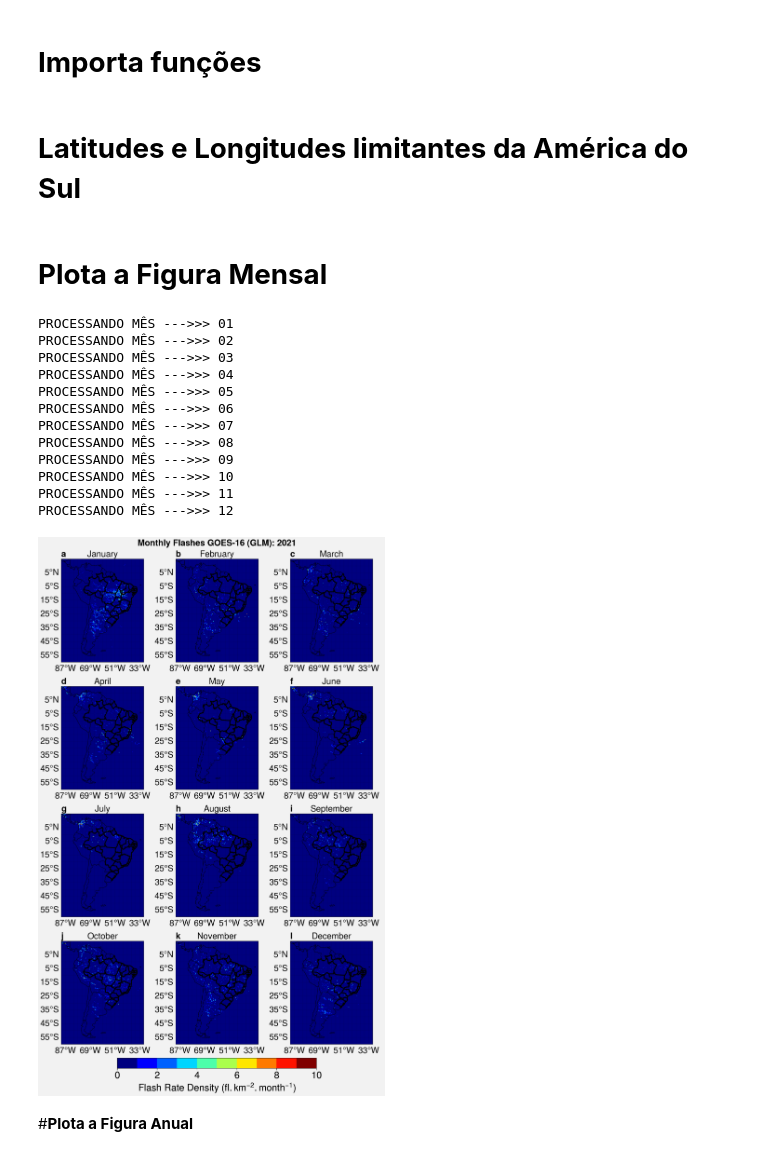
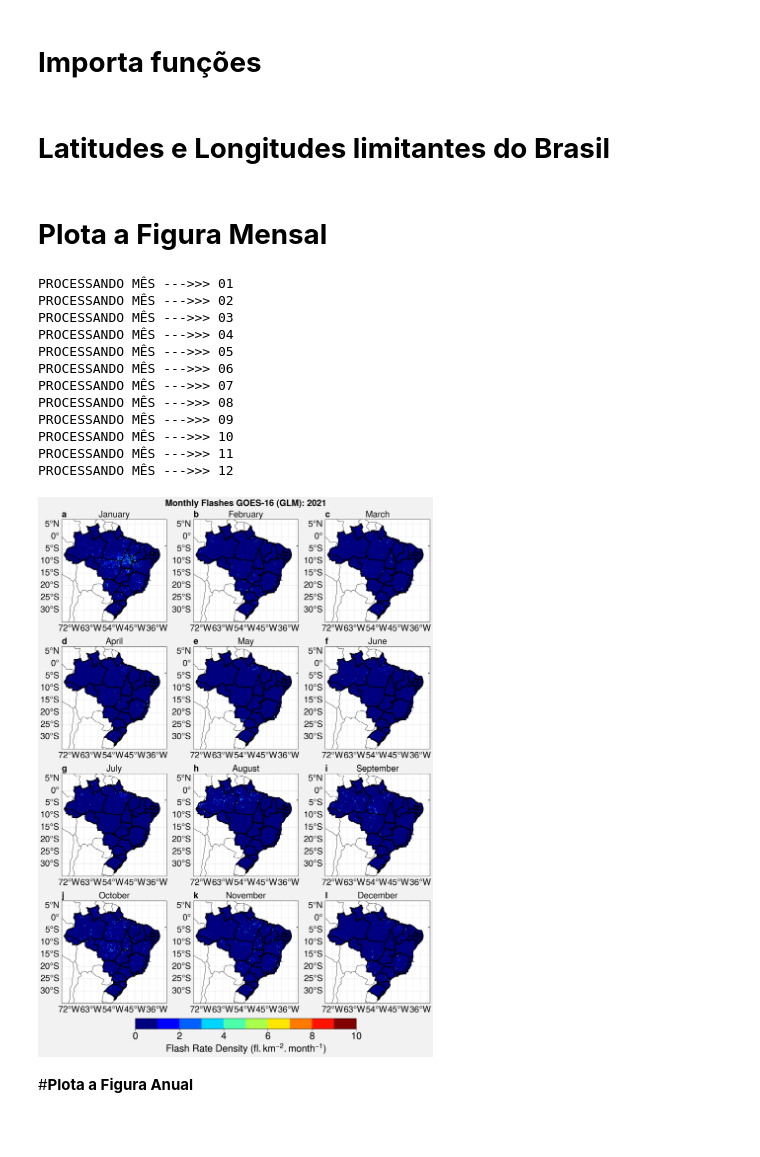
Before and after one commit to Joaogmr472/GLM, a Jupyter notebook: Código_5_plota_espacial_glm_ELISA.ipynb, the cells around one changed output. Cells and saved outputs as stored; diff of their text form; code cells hidden in the pictures; blank space fills up the shorter version.

```diff
--- a/Código_5_plota_espacial_glm_ELISA.ipynb
+++ b/Código_5_plota_espacial_glm_ELISA.ipynb
@@ -147,14 +147,14 @@ Archive:  /content/BR_UF_2020.zip
 def evm_plot_states():
     shapefile = list(shpreader.Reader('/content/BR_UF_2020.shp').geometries()) ; ax.add_geometries(shapefile, ccrs.PlateCarree(), edgecolor='black',facecolor='none', linewidth=1.7)
 # %% [markdown]
-# **Latitudes e Longitudes limitantes da América do Sul**
+# **Latitudes e Longitudes limitantes do Brasil**
 # %%
-# lats/lons do quadrado limitando a América do Sul
-latmin, latmax, lonmin, lonmax = -60, 15, -90, -30
+# lats/lons do quadrado limitando o Brasil
+latmin, latmax, lonmin, lonmax = -35, 7, -75, -32
 
 # gera a mascara para ro Brasil
-shp_br = salem.read_shapefile(f'{path_fig}brazil-coastline/brazil_coastline.shp')
-#shp_NEB = shp.loc[shp['nome'] == 'Nordeste']
+shp = salem.read_shapefile(f'{path_fig}UIA_World_Countries_Boundaries/World_Countries__Generalized_.shp')
+shp_br = shp.loc[shp['COUNTRY'] == 'Brazil']
 # %% [markdown]
 # **Plota a Figura Mensal**
 # %%
@@ -184,41 +184,41 @@ for i in range(0, 12):
   for file in glob.glob(f'{path}flash_diario_goes16_{ano}-{mes}-*nc'):
     # leitura do arquivo netcdf
     dados = xr.open_dataset(file)
-
+    dados = dados.salem.roi(shape=shp_br)
     # somando os flashes
     soma_mes = soma_mes + dados['flash'][0,:,:]
 
   # plota figura
   if i == 0:
     #.salem.roi(shape=shp_br)
     map1 = ax[i].contourf(soma_mes['lon'], soma_mes['lat'], (soma_mes/64.), cmap='jet', levels=plot.arange(0., 10, 1))
   else:
     ax[i].contourf(soma_mes['lon'], soma_mes['lat'], (soma_mes/64.), cmap='jet', levels=plot.arange(0., 10, 1))
 
   # plota titulo de cada figura
   ax[i].format(title=calendar.month_name[int(mes)])
 
   soma_mens[i,:,:] = soma_mes[:,:]
 
 # plota barra de cores da figura
 fig.colorbar(map1, loc='b', label='Flash Rate Density $(fl.km^{-2}.month^{-1})$', ticks=2, ticklabelsize=20, labelsize=20, space=0.4, length=0.60, width=0.3)
 
 # salva figura
-fig.save(f'{path_fig}Fig2_glm_{ano}_mensal.jpg', dpi=300)
+fig.save(f'{path_fig}Fig1_glm_{ano}_mensal.jpg', dpi=300)
 # %% [output]
 PROCESSANDO MÊS --->>> 01
 PROCESSANDO MÊS --->>> 02
 PROCESSANDO MÊS --->>> 03
 PROCESSANDO MÊS --->>> 04
 PROCESSANDO MÊS --->>> 05
 PROCESSANDO MÊS --->>> 06
 PROCESSANDO MÊS --->>> 07
 PROCESSANDO MÊS --->>> 08
 PROCESSANDO MÊS --->>> 09
 PROCESSANDO MÊS --->>> 10
 PROCESSANDO MÊS --->>> 11
 PROCESSANDO MÊS --->>> 12
-[figure, old version]
+[figure, new version]
 # %% [markdown]
 #**Plota a Figura Anual**
 # %%
```
Also changed, not shown: parts of 5 cells of this notebook.
